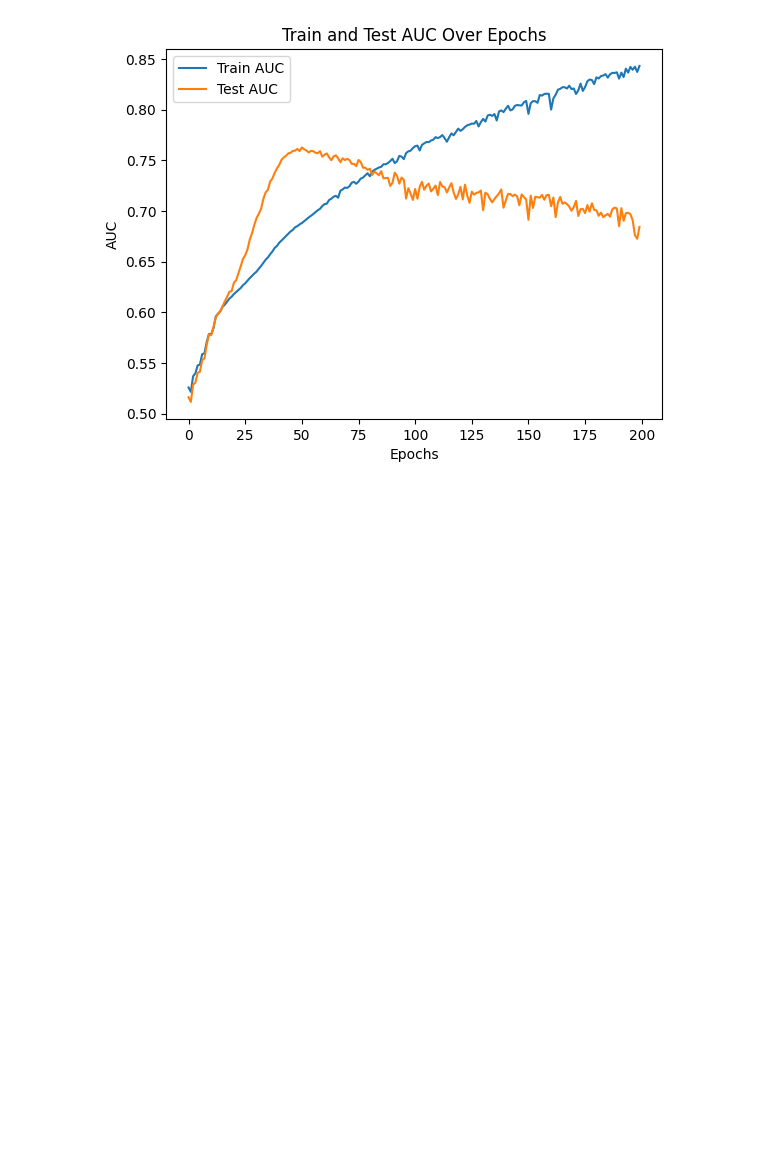
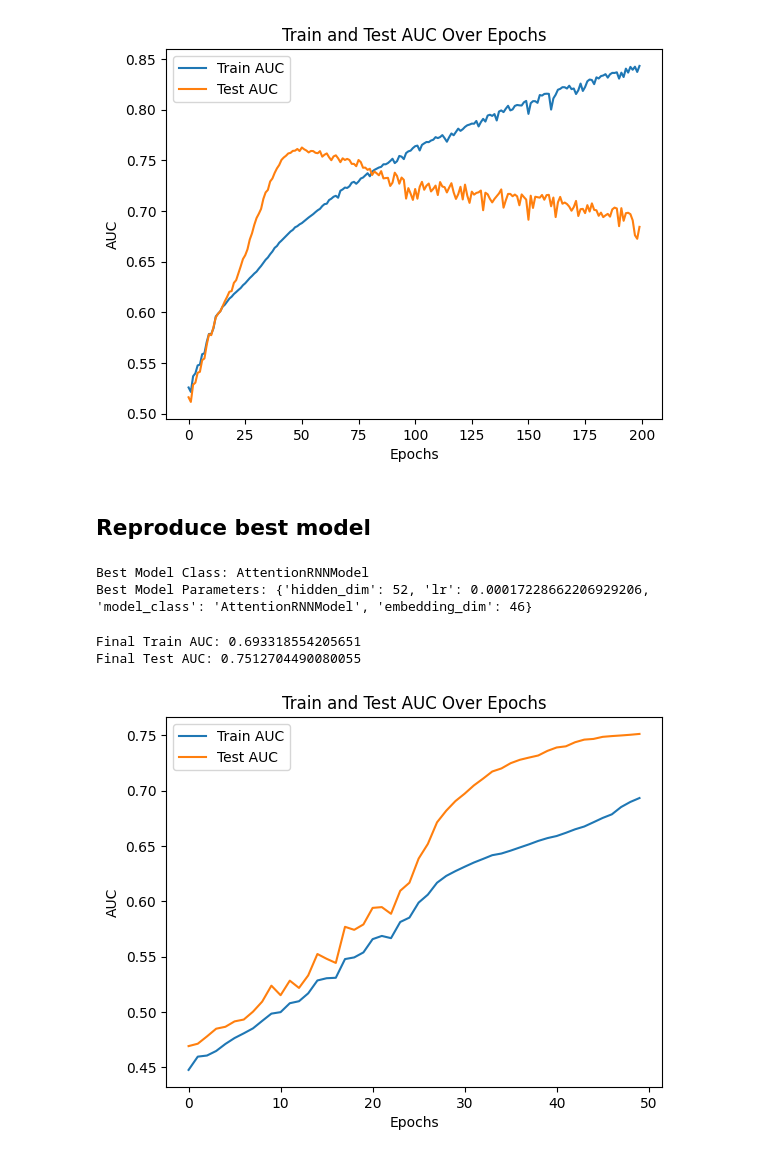
Before and after one commit to ongxuanhong/dili-drug-liver-interaction, a Jupyter notebook: 07.5_rnn_training.ipynb, the cells around one changed output. Saved outputs shown, nothing was run; the diff lists cells and outputs as text; code cells hidden in the pictures; blank space fills up the shorter version.

Commit message:
Update RNN Test AUC: 0.75127

```diff
--- a/07.5_rnn_training.ipynb
+++ b/07.5_rnn_training.ipynb
@@ -602,3 +602,57 @@ plt.legend()
 plt.show()
 # %% [output]
 [figure]
+# %% [markdown]
+## Reproduce best model
+# %%
+# load data from joblib
+output_data = joblib.load("models/nlp_AttentionRNNModel_best_model.joblib")
+best_model_params = output_data["best_model_params"]
+best_model_class = output_data["best_model_class"]
+
+print(f"Best Model Class: {best_model_class}")
+print(f"Best Model Parameters: {best_model_params}")
+# %% [output]
+Best Model Class: AttentionRNNModel
+Best Model Parameters: {'hidden_dim': 52, 'lr': 0.00017228662206929206, 'model_class': 'AttentionRNNModel', 'embedding_dim': 46}
+# %%
+# Suggest hyperparameters
+embedding_dim = best_model_params["embedding_dim"]
+hidden_dim = best_model_params["hidden_dim"]
+lr = best_model_params["lr"]
+
+# Model instantiation with suggested hyperparameters
+rnn_model = AttentionRNNModel(vocab_size, embedding_dim, hidden_dim, output_dim=1).to(device)
+criterion = nn.BCEWithLogitsLoss()
+optimizer = optim.Adam(rnn_model.parameters(), lr=lr)
+
+train_aucs = []
+test_aucs = []
+
+# Training loop
+for epoch in range(50):  # Limit epochs for faster Optuna optimization
+    train(rnn_model, train_loader, criterion, optimizer)
+
+    # Evaluate on train and test sets
+    train_results = evaluate(rnn_model, train_loader)
+    test_results = evaluate(rnn_model, test_loader)
+
+    # Store AUCs for plotting later
+    train_aucs.append(train_results["AUC"])
+    test_aucs.append(test_results["AUC"])
+
+print(f"Final Train AUC: {train_aucs[-1]}")
+print(f"Final Test AUC: {test_aucs[-1]}")
+# %% [output]
+Final Train AUC: 0.693318554205651
+Final Test AUC: 0.7512704490080055
+# %%
+plt.plot(train_aucs, label="Train AUC")
+plt.plot(test_aucs, label="Test AUC")
+plt.xlabel("Epochs")
+plt.ylabel("AUC")
+plt.title("Train and Test AUC Over Epochs")
+plt.legend()
+plt.show()
+# %% [output]
+[figure, added]
```
Also changed, not shown: parts of 3 cells of this notebook, 2 other files.
